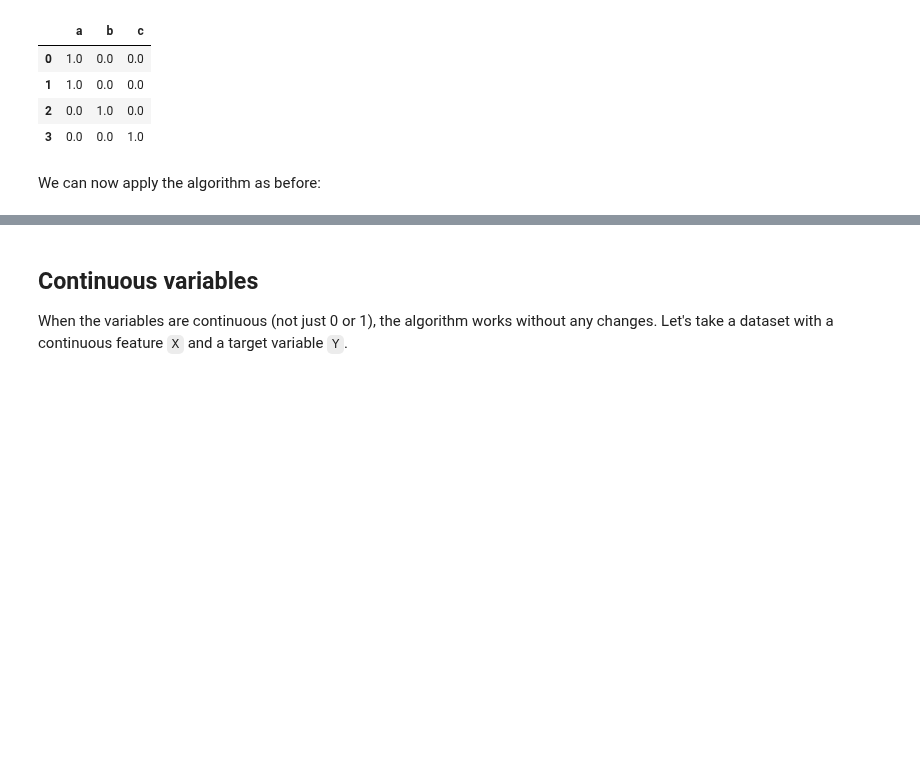
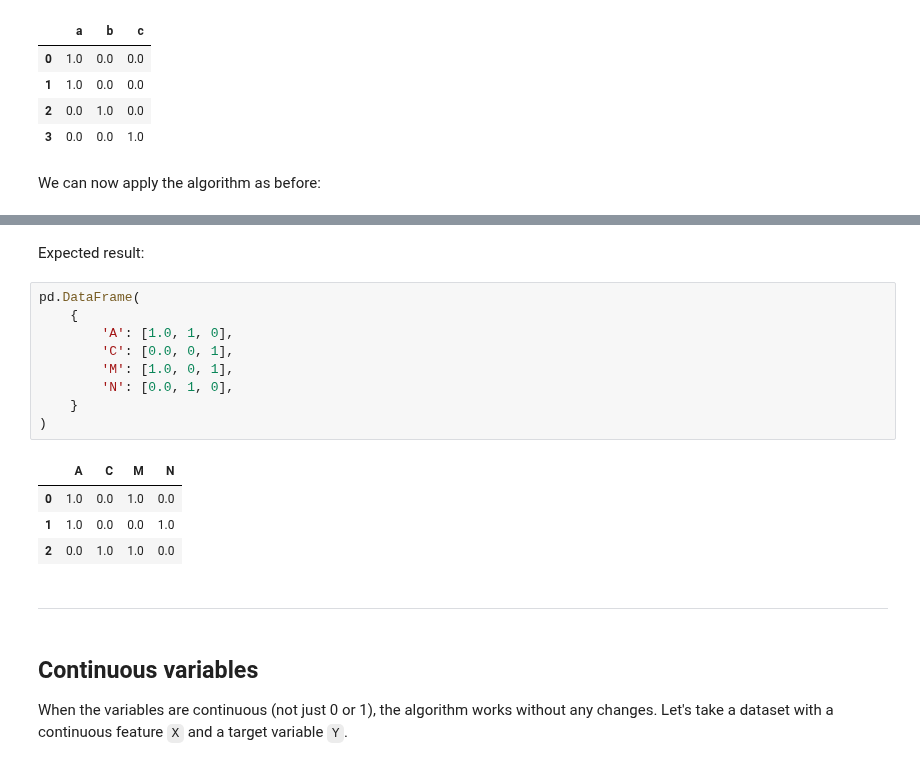
Before and after one commit to spantiru/companion-lab, a Jupyter notebook: Lab4.ipynb, the cells around one changed output, grey strips where cells are left out. Cells and saved outputs as stored; diff of their text form; blank space fills up the shorter version.

```diff
--- a/Lab4.ipynb
+++ b/Lab4.ipynb
@@ -131,3 +148,21 @@ plt.show()
+# %% [markdown]
+Expected result:
+# %%
+pd.DataFrame(
+    {
+        'A': [1.0, 1, 0],
+        'C': [0.0, 0, 1],
+        'M': [1.0, 0, 1],
+        'N': [0.0, 1, 0],
+    }
+)
+# %% [output]
+|  | A | C | M | N |
+| 0 | 1.0 | 0.0 | 1.0 | 0.0 |
+| 1 | 1.0 | 0.0 | 0.0 | 1.0 |
+| 2 | 0.0 | 1.0 | 1.0 | 0.0 |
+# %% [markdown]
+---
 # %% [markdown]
 ## Continuous variables
 
```
Also changed, not shown: parts of 14 cells of this notebook.
